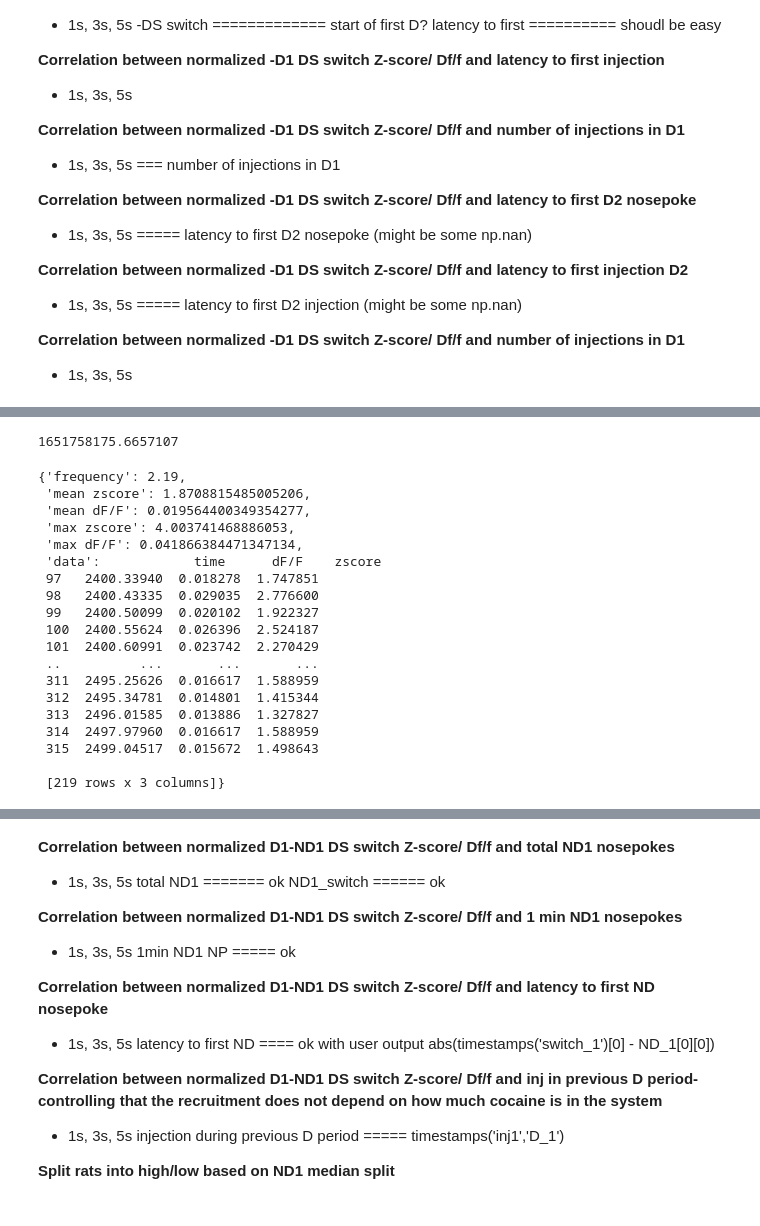
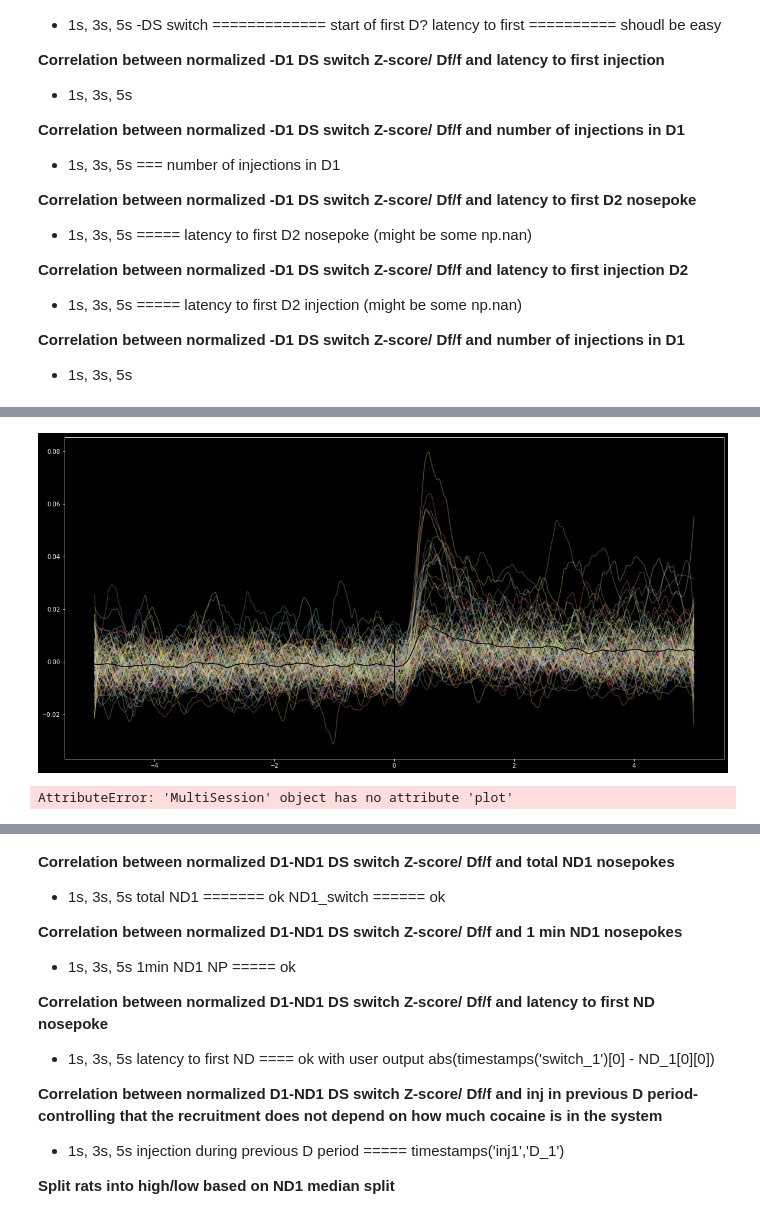
Before and after one commit to matias-ceau/pyfiber, a Jupyter notebook: dev/ANALYSIS.ipynb, the cells around one changed output, grey strips where cells are left out. Drawn from its saved outputs; the diff is of its cells as text; code cells hidden in the pictures.

```diff
--- a/dev/ANALYSIS.ipynb
+++ b/dev/ANALYSIS.ipynb
@@ -15,6 +15,7 @@ def rel():
     for module in [fp_utils, behavioral_data, analysis, fiber_data]:
         importlib.reload(module)
 rel()
+plt.style.use('dark_background')
 # %% [markdown]
 # QUESTIONS:
 + np1 or np1and2
@@ -161,26 +132,3 @@ hello
-# %%
-time.time()
-# %% [output]
-1651758175.6657107
-# %%
-s.sessions['AD21R_rat_2_SA_j23'].fiber.peakFA(2400,2500)
-# %% [output]
-{'frequency': 2.19,
- 'mean zscore': 1.8708815485005206,
- 'mean dF/F': 0.019564400349354277,
- 'max zscore': 4.003741468886053,
- 'max dF/F': 0.041866384471347134,
- 'data':            time      dF/F    zscore
- 97   2400.33940  0.018278  1.747851
- 98   2400.43335  0.029035  2.776600
- 99   2400.50099  0.020102  1.922327
- 100  2400.55624  0.026396  2.524187
- 101  2400.60991  0.023742  2.270429
- ..          ...       ...       ...
- 311  2495.25626  0.016617  1.588959
- 312  2495.34781  0.014801  1.415344
- 313  2496.01585  0.013886  1.327827
- 314  2497.97960  0.016617  1.588959
- 315  2499.04517  0.015672  1.498643
-
- [219 rows x 3 columns]}
+# %%
+s.analyze('switch_dto_nd',window=(5,5)).plot('signal')
+# %% [output]
@@ -187,3 +152,4 @@ s.sessions['AD21R_rat_2_SA_j23'].fiber.peakFA(2400,2500)
+[figure, added]
 # %%
 def f(_obj):
     _start = time.time()
@@ -367,6 +345,10 @@ def f(_obj):
     _df.to_csv('FIBER_BEHAVIOR_ALL.csv',sep=';')
     print(f"Extraction took {time.time() - _start} seconds")
     return _df
+# %%
+s.plot('signal')
+# %% [output]
+AttributeError: 'MultiSession' object has no attribute 'plot'
 # %%
 df = f(s)
 # %% [output]
```
Also changed, not shown: parts of 14 cells of this notebook, 9 other files.
